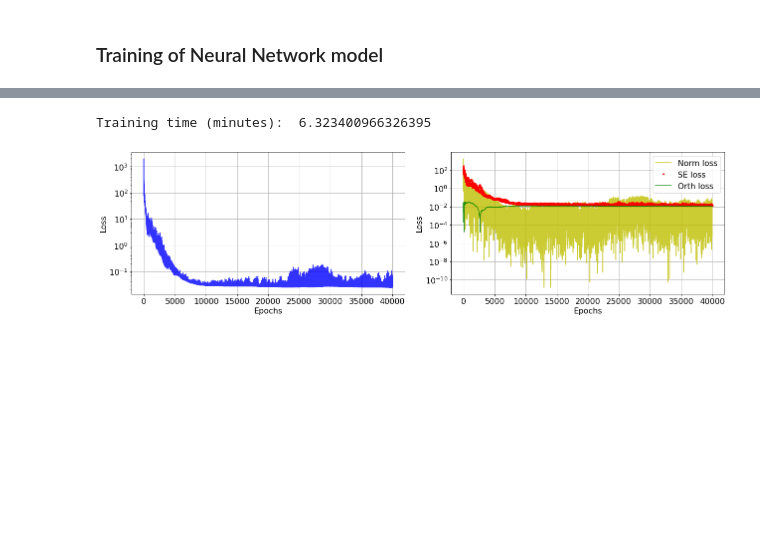
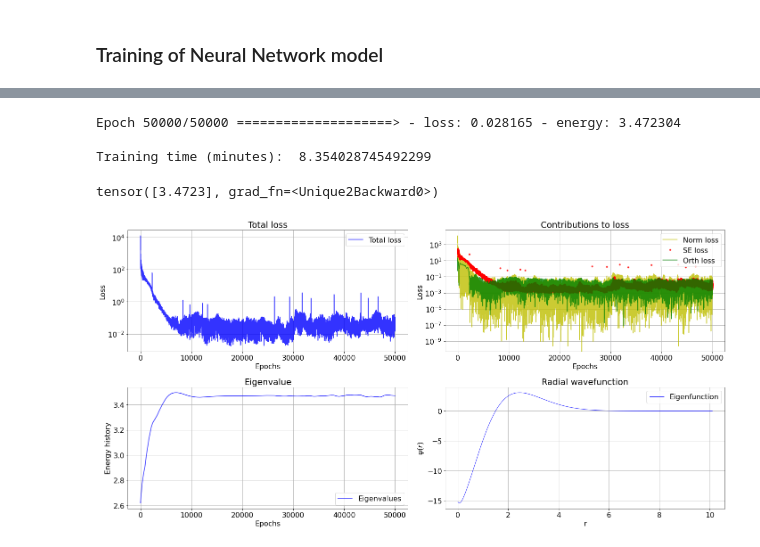
Before and after one commit to anmgomezmo/Degree_project, a Jupyter notebook: Complex ANN to Quantum Mechanics/Quarks_states_l0.ipynb, the cells around one changed output, grey strips where cells are left out. Cells and saved outputs as stored; diff of their text form; code cells hidden in the pictures; blank space fills up the shorter version.

Commit message:
Fix eigenvalue problem in quarks states

```diff
--- a/Complex ANN to Quantum Mechanics/Quarks_states_l0.ipynb
+++ b/Complex ANN to Quantum Mechanics/Quarks_states_l0.ipynb
@@ -78,9 +78,9 @@ def hamiltonian_equation(r,R,E,V):
 # %%
 # Gives the potential at each point r
 def potential(r):
-    l = 1
+    l = 0
     rnp = r.data.numpy()    # points from tensor to numpy
-    Vnp = (-1/rnp + rnp + l*(l+1)/(2*rnp**2))     # potential over numpy arrays
+    Vnp = -1*(-1/rnp + rnp) - l*(l+1)/rnp**2     # potential over numpy arrays
     Vtorch = torch.from_numpy(Vnp)
     return Vtorch
 # %% [markdown]
@@ -94,6 +94,8 @@ class qNN(torch.nn.Module):
         self.activ_func = mySin()
         # Define layers
         self.E_in = torch.nn.Linear(1,1)
+        self.E_in.weight.data.fill_(5.0)     # Forced initial energy with n=2
+        self.E_in.bias.data.fill_(0)
         self.Lin_1 = torch.nn.Linear(2,n_hl)
         self.Lin_2 = torch.nn.Linear(n_hl,n_hl)
         self.Lin_3 = torch.nn.Linear(n_hl,n_hl)
@@ -274,7 +277,7 @@ t0 = 0.1
 tf = 10
 xBC1 = 0
 
-n_train, neurons, epochs, lr, gain = 1000, 100, int(5e4), 8e-3, 0.5
-model, best_model, loss_history, runTime1 = training(t0,tf,xBC1,neurons,epochs,n_train,lr,gain=gain)
+n_train, neurons, epochs, lr= 1000, 100, int(5e4), 4e-3
+model, best_model, loss_history, runTime1 = training(t0,tf,xBC1,neurons,epochs,n_train,lr)
 print('Training time (minutes): ',runTime1/60)
 # %% [output]
@@ -351,34 +359,68 @@ tensor([3.3364], grad_fn=<Unique2Backward0>)
 # %%
 #torch.save(model.state_dict(),'State_l0_n1')
 # %%
-n_train, neurons, epochs, lr, mb, state, model1, gain = 1000, 100, int(4e4), 4e-3, 1, 2, model, 2
-model_f, best_model_f, loss_history_f, runTime_f = training(t0,tf,xBC1,neurons,epochs,n_train,lr,mb,state,model1.to(device),gain=gain)
+# Training the model
+t0 = 0.1
+tf = 10
+xBC1 = 0
+
+n_train, neurons, epochs, lr, gain, olr = 1000, 100, int(5e4), 4e-3, 2, 1e-3
+model_f, best_model_f, loss_history_f, runTime1 = training(t0,tf,xBC1,neurons,epochs,n_train,lr,gain=gain,state=2,model1=model.to(device),olr=olr)
+print('Training time (minutes): ',runTime1/60)
+# %% [output]
+Epoch 50000/50000 ====================> - loss: 0.028165 - energy: 3.472304
+
+Training time (minutes):  8.354028745492299
-# %%
-print('Training time (minutes): ',runTime_f/60)
-# %% [output]
-Training time (minutes):  6.323400966326395
 # %%
+# Test the predicted solution
+nTest = n_train
+tTest = torch.linspace(t0-0.1,tf+0.1,nTest).reshape(-1,1)
+tTest.requires_grad = True
+t_net = tTest.detach().numpy()
+psi,E = parametric_solution(tTest, model_f.to('cpu'), t0, xBC1, tf)
+psi_net = psi.data.numpy()
+print(E.unique())
+
 # Loss funtion
-plt.subplots(1,2,figsize=(18,5))
-plt.subplot(121)
+plt.subplots(2,2,figsize=(20,10))
+plt.subplot(221)
+plt.title('Total loss')
 plt.plot(loss_history_f[0], '-b', label='Total loss', alpha=0.8)
 plt.yscale('log')
 plt.xlabel('Epochs')
 plt.ylabel('Loss')
 plt.grid()
-plt.subplot(122)
+plt.legend()
+plt.subplot(222)
+plt.title('Contributions to loss')
 plt.plot(loss_history_f[1], '-y', label='Norm loss', alpha=0.8)
 plt.plot(loss_history_f[2], '.r', label='SE loss', alpha=0.8)
 plt.plot(loss_history_f[5], '-g', label='Orth loss', alpha=0.8)
 plt.yscale('log')
 plt.xlabel('Epochs')
 plt.ylabel('Loss')
 plt.grid()
+plt.legend()
 
+plt.subplot(223)
+plt.title('Eigenvalue')
+plt.plot(loss_history_f[3], '-b', alpha=0.8, label='Eigenvalues')
+plt.xlabel('Epochs')
+plt.ylabel('Energy history')
+plt.grid()
 plt.legend()
+plt.subplot(224)
+plt.title('Radial wavefunction')
+plt.plot(t_net, psi_net, '-b', linewidth=1, alpha=0.8, label='Eigenfunction')
+plt.xlabel('r')
+plt.ylabel('$\psi(r)$')
+plt.grid()
+plt.legend()
+
 plt.tight_layout()
 plt.show()
 # %% [output]
+tensor([3.4723], grad_fn=<Unique2Backward0>)
-[figure, old version]
+[figure, new version]
 # %%
 # Test the predicted solution
```
Also changed, not shown: parts of 19 cells of this notebook, 1 other file.
